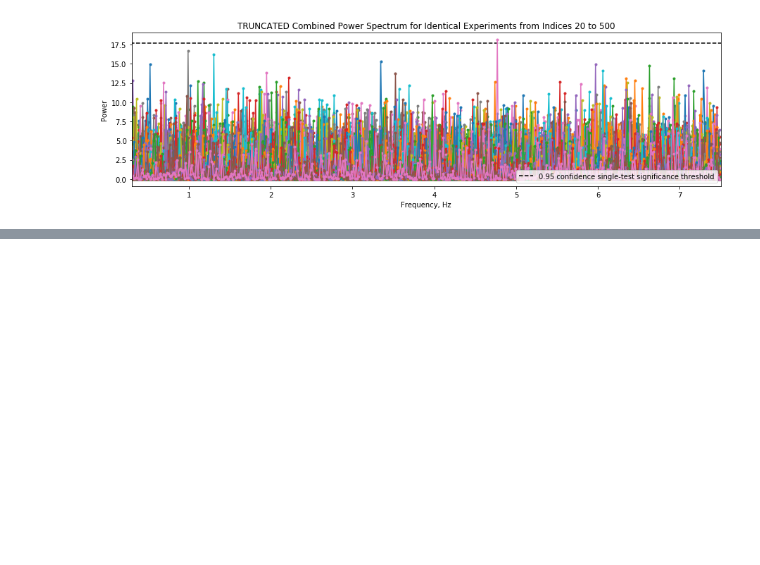
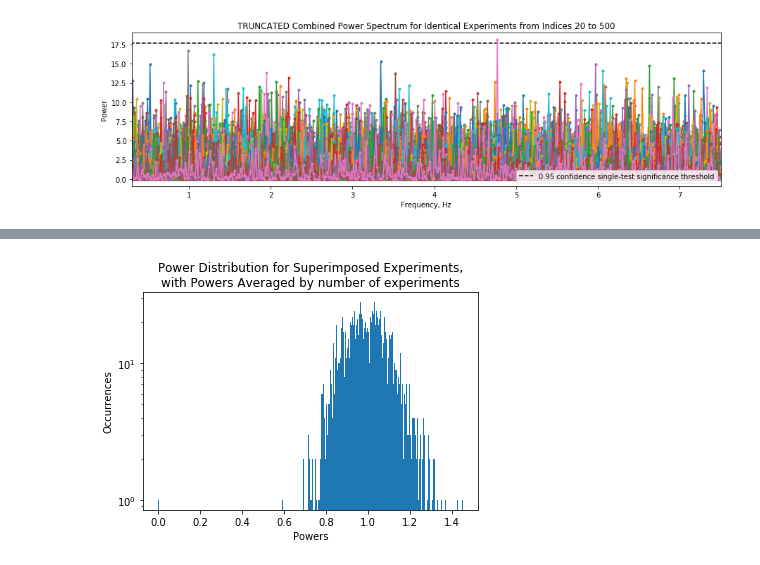
Before and after one commit to garretts-hub/GST_Work, a Jupyter notebook: Drift Analysis for Real Independent Experiment Data.ipynb, the cells around one changed output, grey strips where cells are left out. Cells and saved outputs as stored; diff of their text form; code cells hidden in the pictures; blank space fills up the shorter version.

```diff
--- a/Drift Analysis for Real Independent Experiment Data.ipynb
+++ b/Drift Analysis for Real Independent Experiment Data.ipynb
@@ -199,3 +207,12 @@ Mean power at 1.2 +/- 0.02 Hz is 4.83 with stdev 3.61
+# %%
+############ plot the distribution of powers
+plt.hist(superimposed_power_spectrum, bins = 500, log=True)
+plt.xlabel("Powers")
+plt.ylabel("Occurrences")
+plt.title("Power Distribution for Superimposed Experiments,\nwith Powers Averaged by number of experiments")
+plt.show()
+# %% [output]
+[figure, added]
 # %%
 #######seeing how many rows you have to merge IOT see a peak at 1.2 Hz
 time_per_sample = 1/60 #seconds
```
Also changed, not shown: parts of 5 cells of this notebook, 4 other files.
